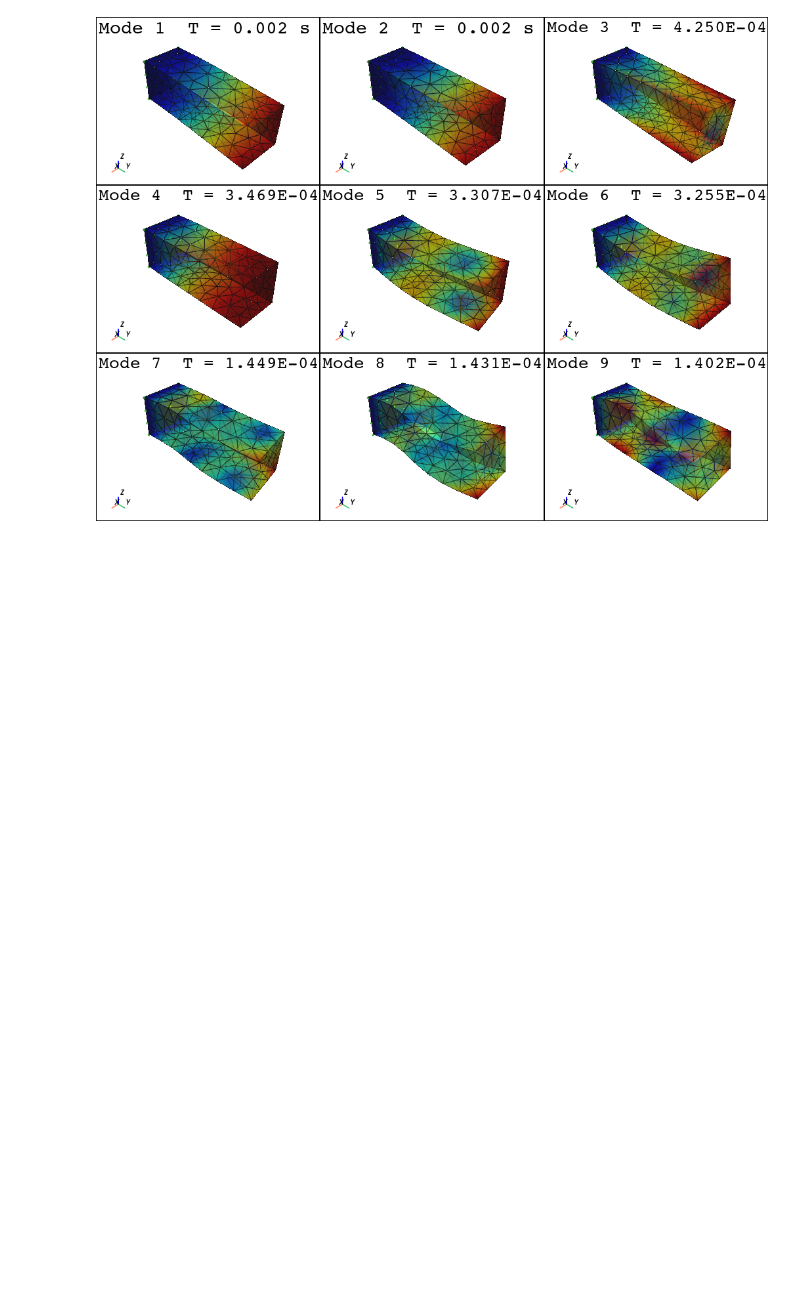
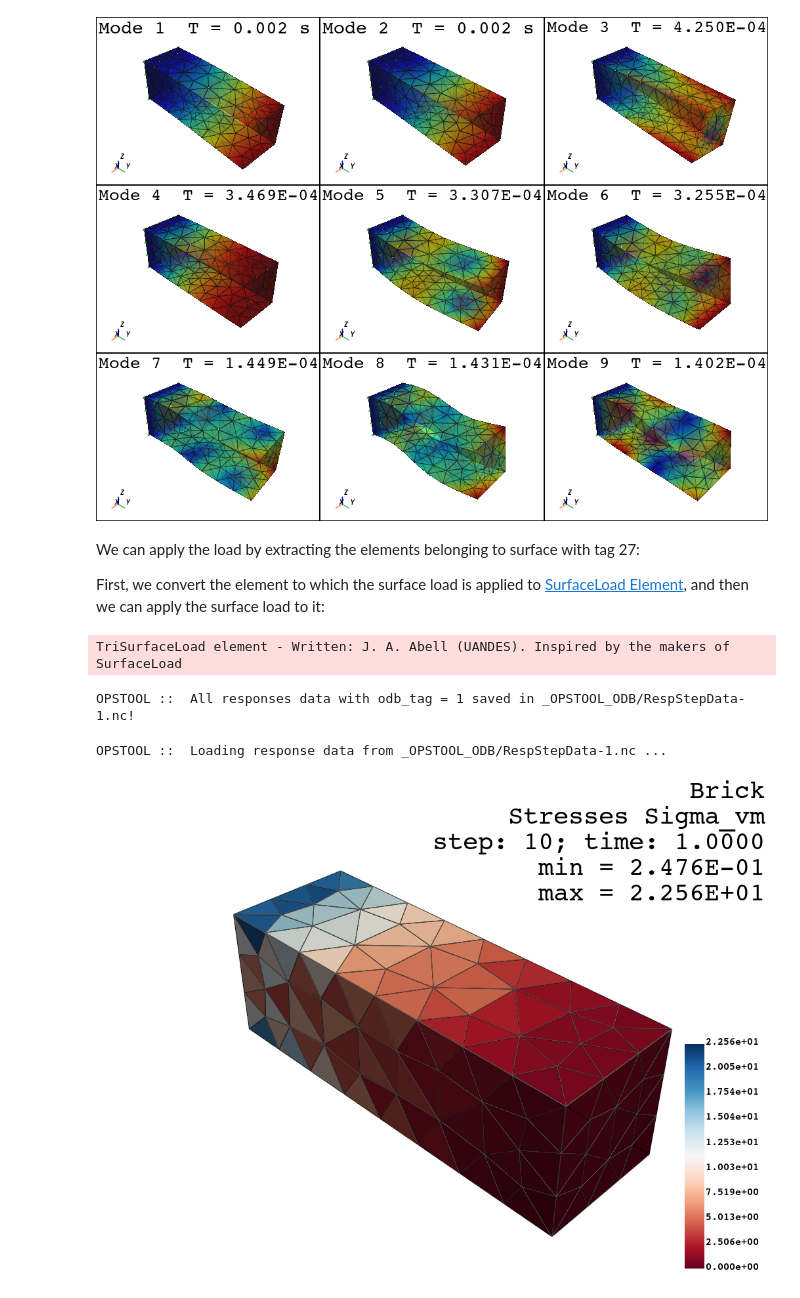
Before and after one commit to yexiang1992/opstool, a Jupyter notebook: docs/examples/pre/read_gmsh2.ipynb, the cells around one changed output. Drawn from its saved outputs; the diff is of its cells as text; code cells hidden in the pictures; blank space fills up the shorter version.

```diff
--- a/docs/examples/pre/read_gmsh2.ipynb
+++ b/docs/examples/pre/read_gmsh2.ipynb
@@ -208,3 +211,20 @@ plotter.show(jupyter_backend="jupyterlab")
 Using DomainModalProperties - Developed by: Massimo Petracca, Guido Camata, ASDEA Software Technology
 OPSTOOL ::  Eigen data has been saved to _OPSTOOL_ODB/EigenData-None.nc!
 [figure]
+# %% [markdown]
+We can apply the load by extracting the elements belonging to surface with tag 27:
+
+First, we convert the element to which the surface load is applied to [SurfaceLoad Element](https://opensees.berkeley.edu/wiki/index.php?title=SurfaceLoad_Element), and then we can apply the surface load to it:
+# %%
+pressure = -1
+load_ele_tags = GMSH2OPS.create_element_cmds(
+    ops_ele_type="TriSurfaceLoad",  # OpenSeesPy element type---TriSurfaceLoad
+    ops_ele_args=[pressure],  # Additional arguments for the element
+    physical_group_names=["Load"],
+)
+
+ops.timeSeries("Linear", 1)
+ops.pattern("Plain", 1, 1)
+ops.eleLoad("-ele", *load_ele_tags, "-type", "-surfaceLoad")
+# %% [output]
+TriSurfaceLoad element - Written: J. A. Abell (UANDES). Inspired by the makers of SurfaceLoad
@@ -210,0 +239,24 @@ OPSTOOL ::  Eigen data has been saved to _OPSTOOL_ODB/EigenData-None.nc!
+# %%
+ODB = opst.post.CreateODB(odb_tag=1)
+for i in range(10):
+    ops.analyze(1)
+    ODB.fetch_response_step()
+ODB.save_response()
+# %% [output]
+OPSTOOL ::  All responses data with odb_tag = 1 saved in _OPSTOOL_ODB/RespStepData-1.nc!
+# %%
+opst.vis.pyvista.set_plot_props(cmap="RdBu", point_size=0.0, notebook=True)
+
+
+fig = opst.vis.pyvista.plot_unstruct_responses(
+    odb_tag=1,
+    slides=False,
+    ele_type="Solid",
+    resp_type="stresses",
+    resp_dof="sigma_vm",
+)
+fig.show(jupyter_backend="jupyterlab")
+# fig.show()
+# %% [output]
+OPSTOOL ::  Loading response data from _OPSTOOL_ODB/RespStepData-1.nc ...
+[figure, added]
```
Also changed, not shown: parts of 6 cells of this notebook, 4 other files.
